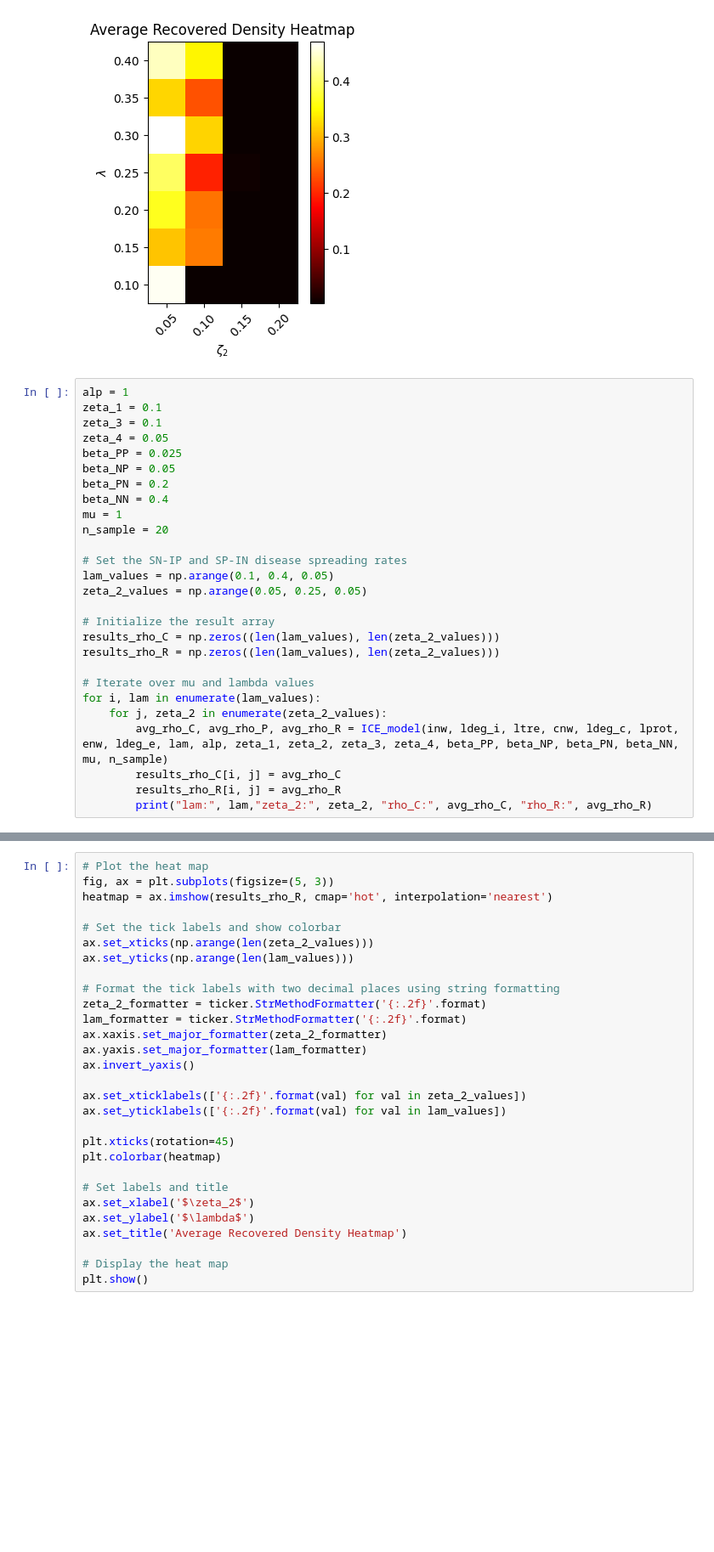
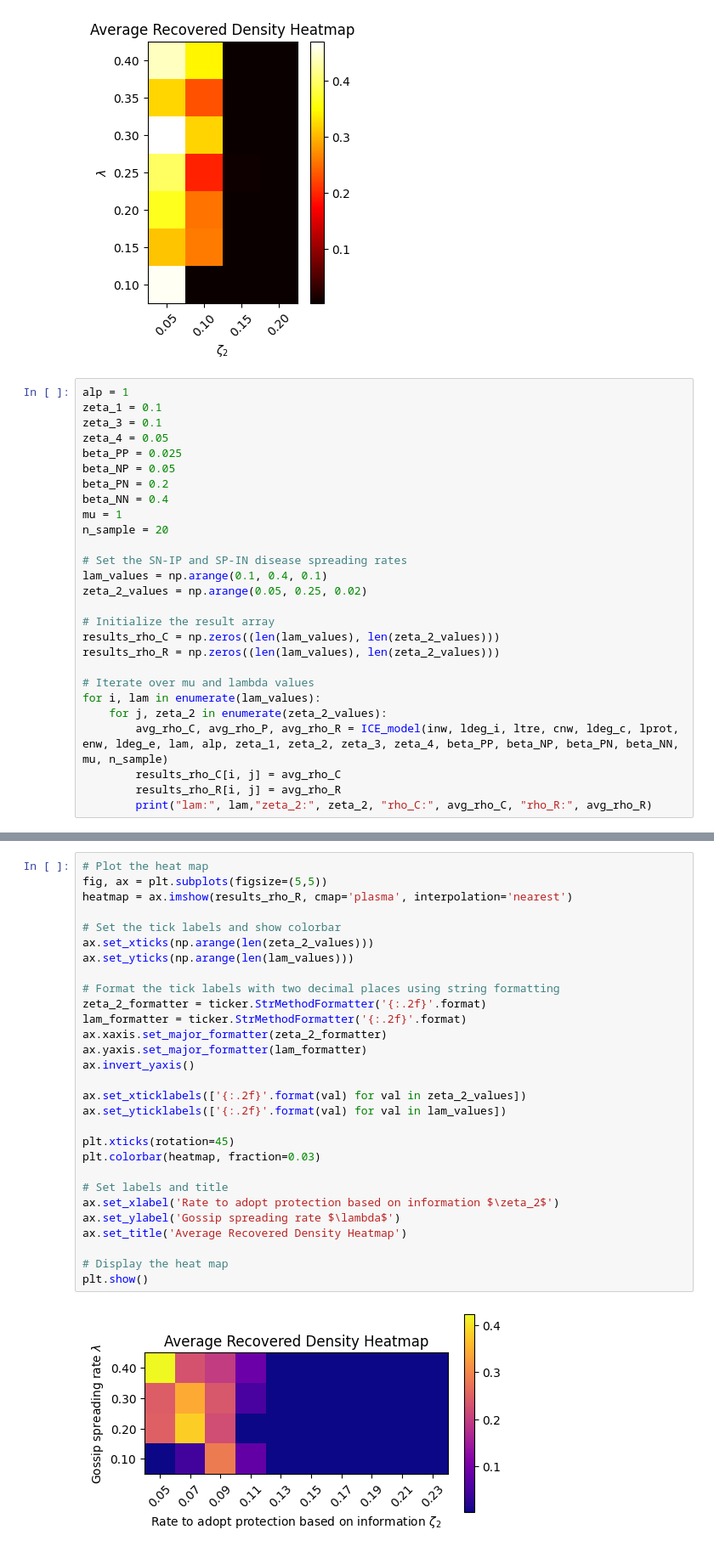
Before and after one commit to Nancy-Shi/Complex_Networks, a Jupyter notebook: 3_Layer_Coupling_080423_3.ipynb, the cells around one changed output, grey strips where cells are left out. Shown at 85% size. Saved outputs shown, nothing was run; the diff lists cells and outputs as text; blank space fills up the shorter version.

```diff
--- a/3_Layer_Coupling_080423_3.ipynb
+++ b/3_Layer_Coupling_080423_3.ipynb
@@ -839,8 +839,8 @@ mu = 1
 n_sample = 20
 
 # Set the SN-IP and SP-IN disease spreading rates
-lam_values = np.arange(0.1, 0.4, 0.05)
-zeta_2_values = np.arange(0.05, 0.25, 0.05)
+lam_values = np.arange(0.1, 0.4, 0.1)
+zeta_2_values = np.arange(0.05, 0.25, 0.02)
 
 # Initialize the result array
 results_rho_C = np.zeros((len(lam_values), len(zeta_2_values)))
@@ -856,29 +874,31 @@ for i, lam in enumerate(lam_values):
 # %%
 # Plot the heat map
-fig, ax = plt.subplots(figsize=(5, 3))
-heatmap = ax.imshow(results_rho_R, cmap='hot', interpolation='nearest')
+fig, ax = plt.subplots(figsize=(5,5))
+heatmap = ax.imshow(results_rho_R, cmap='plasma', interpolation='nearest')
 
 # Set the tick labels and show colorbar
 ax.set_xticks(np.arange(len(zeta_2_values)))
 ax.set_yticks(np.arange(len(lam_values)))
 
 # Format the tick labels with two decimal places using string formatting
 zeta_2_formatter = ticker.StrMethodFormatter('{:.2f}'.format)
 lam_formatter = ticker.StrMethodFormatter('{:.2f}'.format)
 ax.xaxis.set_major_formatter(zeta_2_formatter)
 ax.yaxis.set_major_formatter(lam_formatter)
 ax.invert_yaxis()
 
 ax.set_xticklabels(['{:.2f}'.format(val) for val in zeta_2_values])
 ax.set_yticklabels(['{:.2f}'.format(val) for val in lam_values])
 
 plt.xticks(rotation=45)
-plt.colorbar(heatmap)
+plt.colorbar(heatmap, fraction=0.03)
 
 # Set labels and title
-ax.set_xlabel('$\zeta_2$')
-ax.set_ylabel('$\lambda$')
+ax.set_xlabel('Rate to adopt protection based on information $\zeta_2$')
+ax.set_ylabel('Gossip spreading rate $\lambda$')
 ax.set_title('Average Recovered Density Heatmap')
 
 # Display the heat map
 plt.show()
+# %% [output]
+[figure, added]
```
Also changed, not shown: parts of 1 cell of this notebook.
